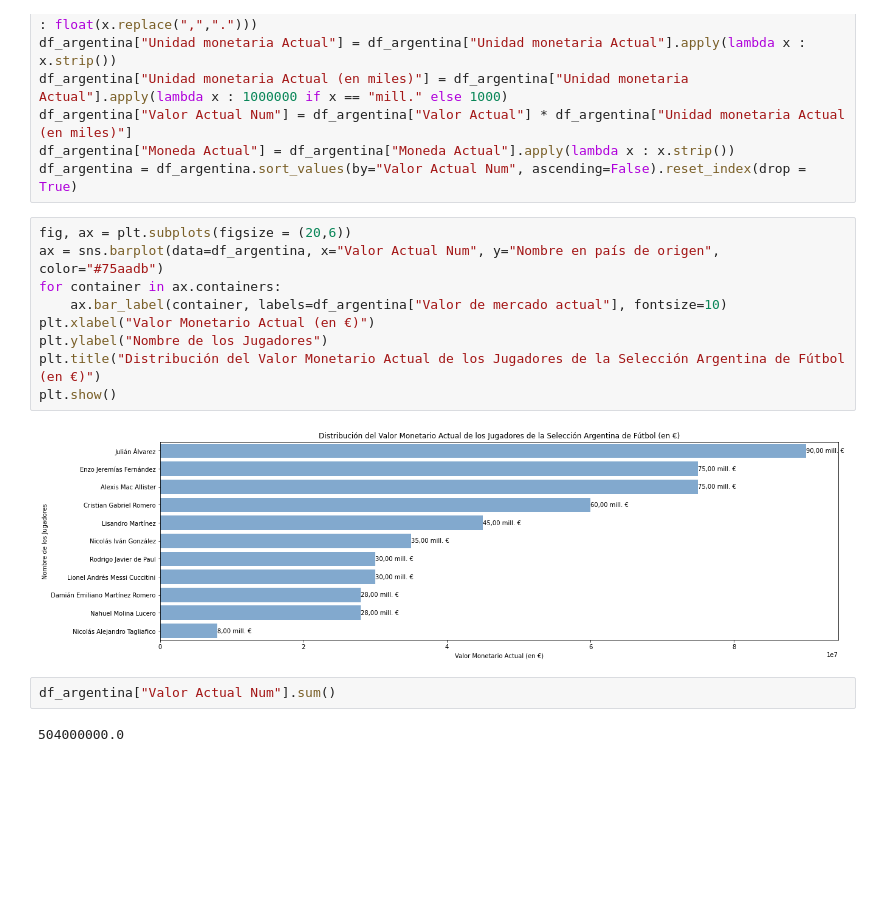
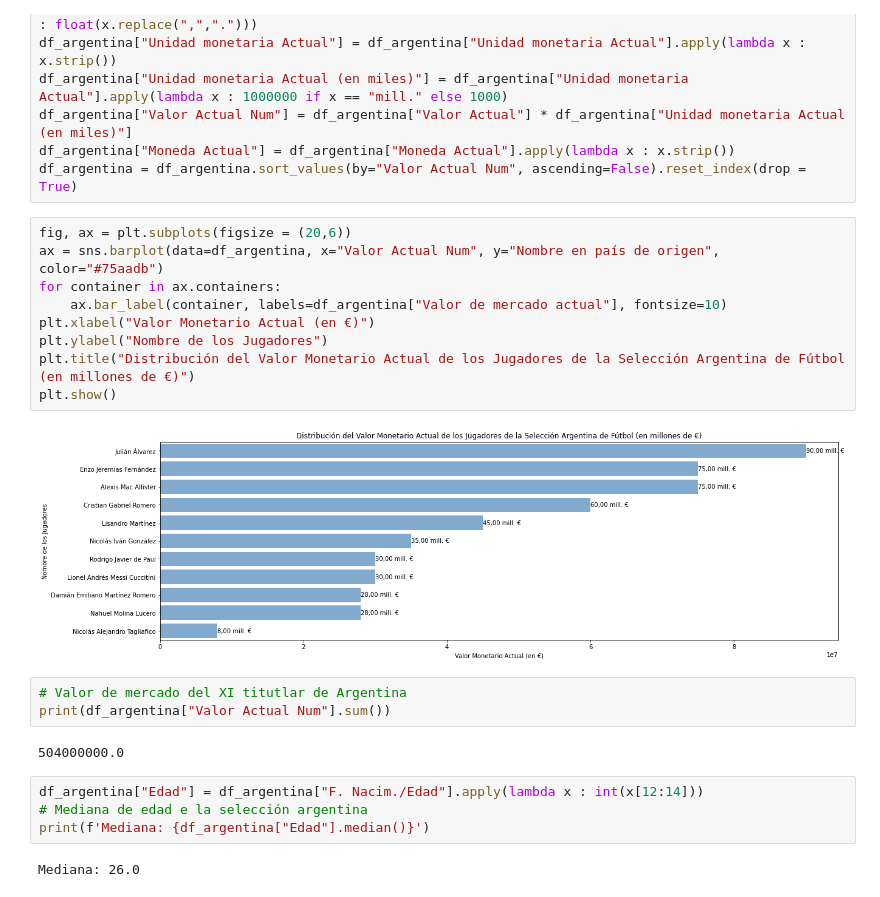
Before and after one commit to SebastianUrdaneguiBisalaya/Web-scraping-Valor-de-Mercado-Futbol-Peru, a Jupyter notebook: EDA/analysis.ipynb, the cells around one changed output. Saved outputs shown, nothing was run; the diff lists cells and outputs as text; blank space fills up the shorter version.

```diff
--- a/EDA/analysis.ipynb
+++ b/EDA/analysis.ipynb
@@ -101,15 +100,22 @@ df_argentina = df_argentina.sort_values(by="Valor Actual Num", ascending=False).
 # %%
 fig, ax = plt.subplots(figsize = (20,6))
 ax = sns.barplot(data=df_argentina, x="Valor Actual Num", y="Nombre en país de origen", color="#75aadb")
 for container in ax.containers:
     ax.bar_label(container, labels=df_argentina["Valor de mercado actual"], fontsize=10)
 plt.xlabel("Valor Monetario Actual (en €)")
 plt.ylabel("Nombre de los Jugadores")
-plt.title("Distribución del Valor Monetario Actual de los Jugadores de la Selección Argentina de Fútbol (en €)")
+plt.title("Distribución del Valor Monetario Actual de los Jugadores de la Selección Argentina de Fútbol (en millones de €)")
 plt.show()
 # %% [output]
-[figure, old version]
+[figure, new version]
-# %%
-df_argentina["Valor Actual Num"].sum()
-# %% [output]
-504000000.0
+# %%
+# Valor de mercado del XI titutlar de Argentina
+print(df_argentina["Valor Actual Num"].sum())
+# %% [output]
+504000000.0
+# %%
+df_argentina["Edad"] = df_argentina["F. Nacim./Edad"].apply(lambda x : int(x[12:14]))
+# Mediana de edad e la selección argentina
+print(f'Mediana: {df_argentina["Edad"].median()}')
+# %% [output]
+Mediana: 26.0
```
Also changed, not shown: parts of 7 cells of this notebook, 1 other file.
